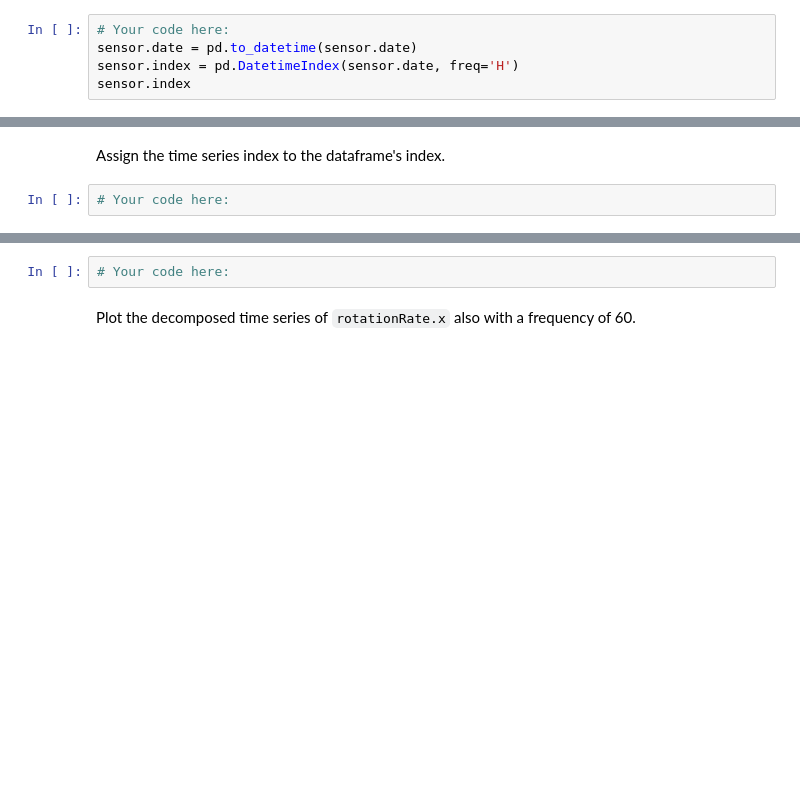
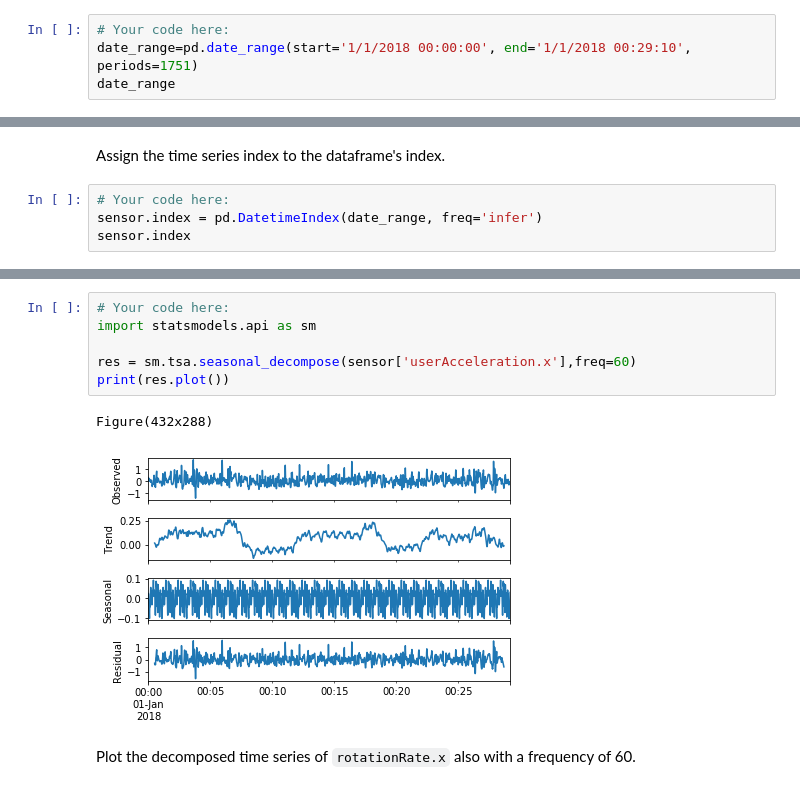
Before and after one commit to ironhack-datalabs/datamad1019, a Jupyter notebook: module-2/lab-time-series/your-code/main.ipynb, the cells around one changed output, grey strips where cells are left out. Cells and saved outputs as stored; diff of their text form; blank space fills up the shorter version.

```diff
--- a/module-2/lab-time-series/your-code/main.ipynb
+++ b/module-2/lab-time-series/your-code/main.ipynb
@@ -49,8 +49,7 @@ sensor.shape
 (1751, 12)
 # %% [markdown]
 To perform time series analysis on the data, we must change the index from a range index to a time series index. In the cell below, create a time series index using the `pd.date_range` function. Create a time series index starting at 1/1/2018 00:00:00 and ending at 1/1/2018 00:29:10. The number of periods is equal to the number of rows in `sensor`. The frequency should be set to `infer`.
-# %%
-# Your code here:
-sensor.date = pd.to_datetime(sensor.date)
-sensor.index = pd.DatetimeIndex(sensor.date, freq='H')
-sensor.index
+# %%
+# Your code here:
+date_range=pd.date_range(start='1/1/2018 00:00:00', end='1/1/2018 00:29:10', periods=1751)
+date_range
@@ -58,3 +70,5 @@ sensor.index
 Assign the time series index to the dataframe's index.
 # %%
 # Your code here:
+sensor.index = pd.DatetimeIndex(date_range, freq='infer')
+sensor.index
@@ -62,7 +98,14 @@ Assign the time series index to the dataframe's index.
 Our next step is to decompose the time series and evaluate the patterns in the data. Load the `statsmodels.api` submodule and plot the decomposed plot of `userAcceleration.x`. Set `freq=60` in the `seasonal_decompose` function. Your graph should look like the one below.
 
 ![time series decomposition](../images/tsa_decompose.png)
-# %%
-# Your code here:
+# %%
+# Your code here:
+import statsmodels.api as sm
+
+res = sm.tsa.seasonal_decompose(sensor['userAcceleration.x'],freq=60)
+print(res.plot())
+# %% [output]
+Figure(432x288)
+[figure, added]
 # %% [markdown]
 Plot the decomposed time series of `rotationRate.x` also with a frequency of 60.
```
Also changed, not shown: parts of 18 cells of this notebook.
